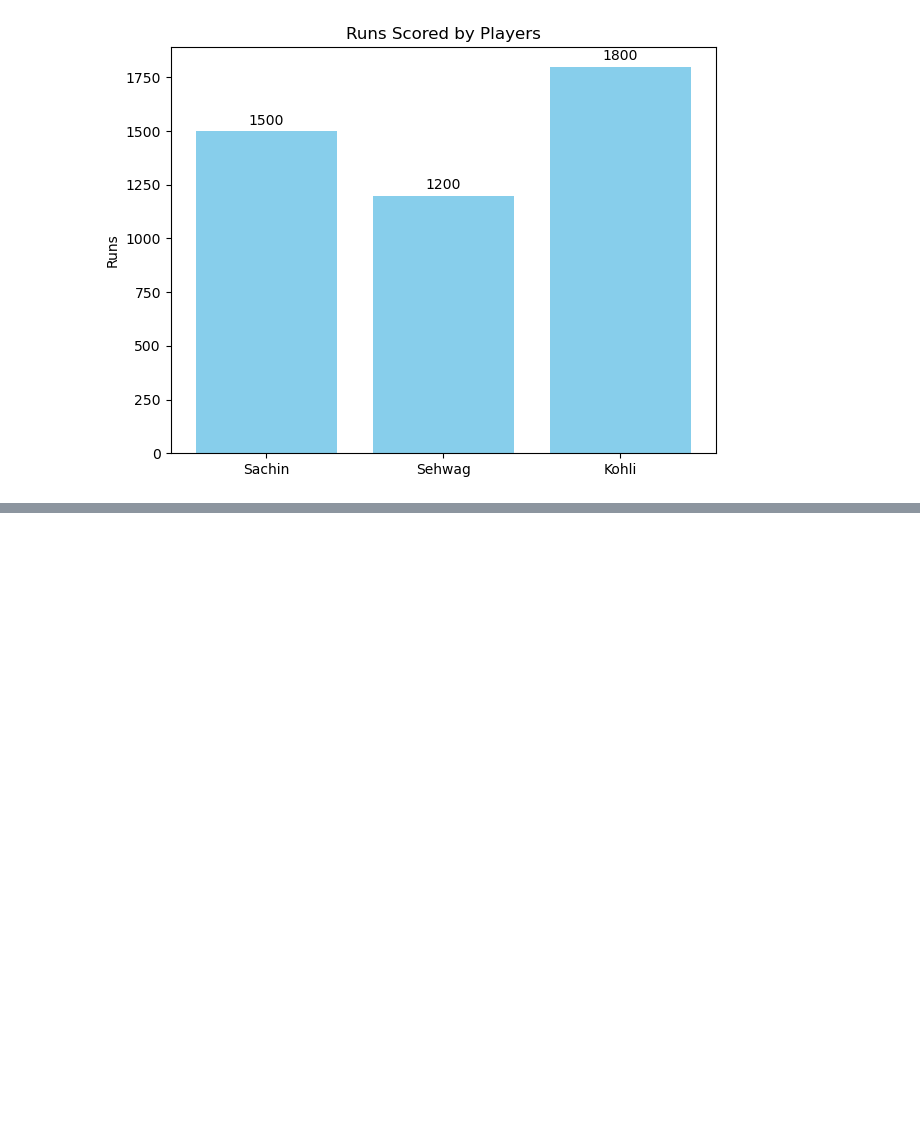
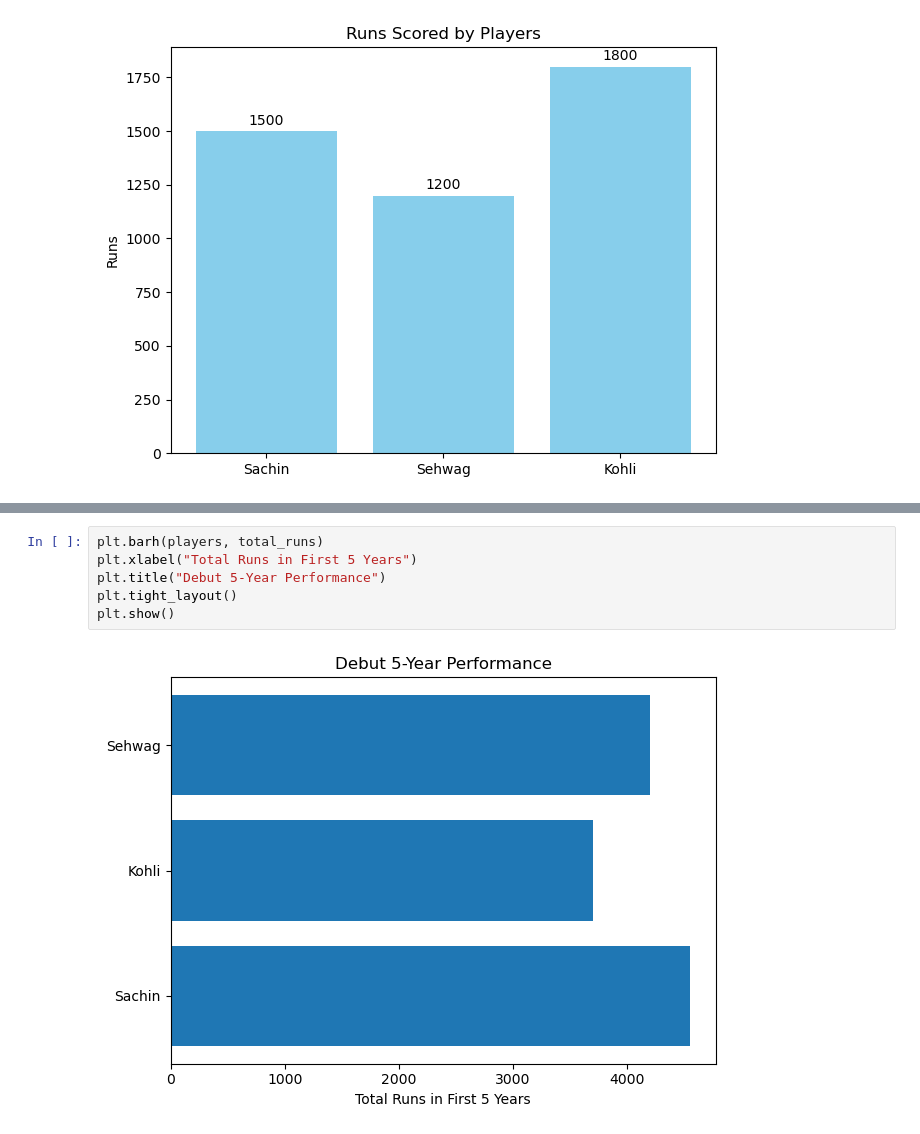
Before and after one commit to nisha-ojha/Introduction-to-Matplotlib, a Jupyter notebook: Bar_Plot.ipynb, the cells around one changed output, grey strips where cells are left out. Drawn from its saved outputs; the diff is of its cells as text; blank space fills up the shorter version.

```diff
--- a/Bar_Plot.ipynb
+++ b/Bar_Plot.ipynb
@@ -69,0 +96,8 @@ plt.tight_layout()
+# %%
+plt.barh(players, total_runs)
+plt.xlabel("Total Runs in First 5 Years")
+plt.title("Debut 5-Year Performance")
+plt.tight_layout()
+plt.show()
+# %% [output]
+[figure, added]
```
Also changed, not shown: parts of 5 cells of this notebook, 2 other files.
